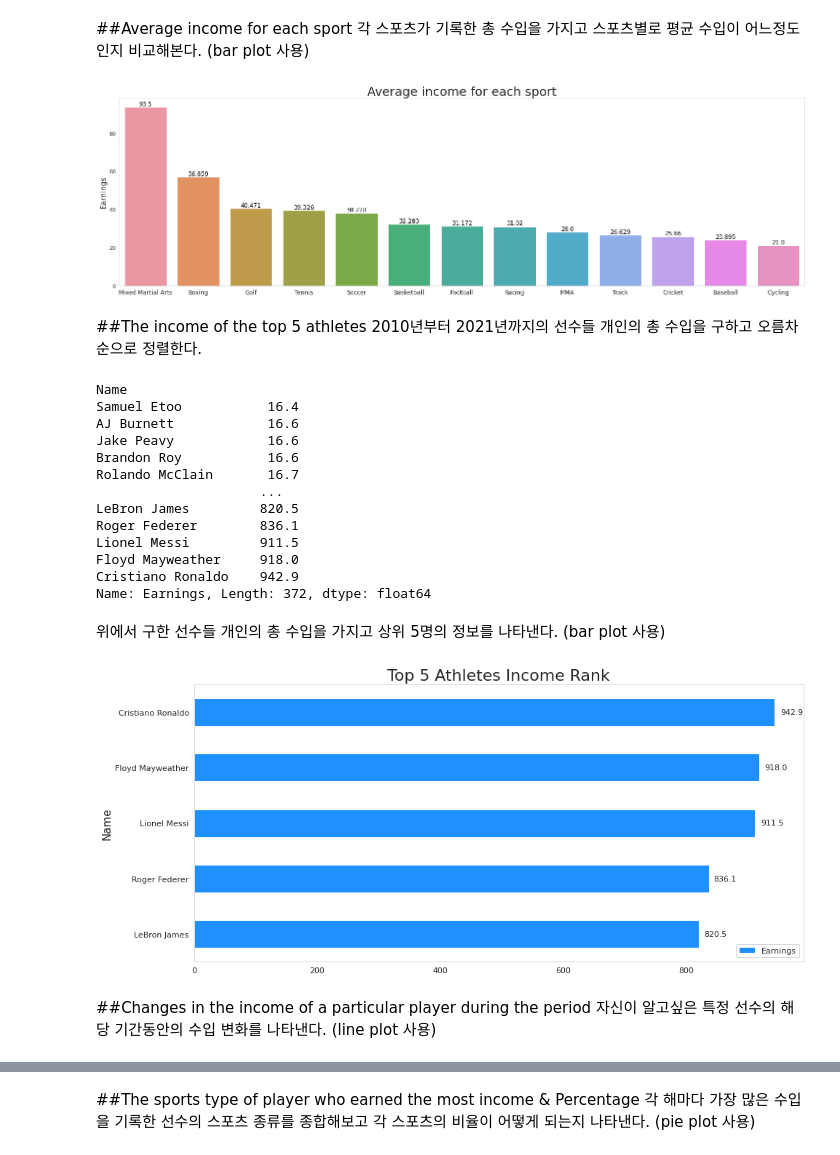
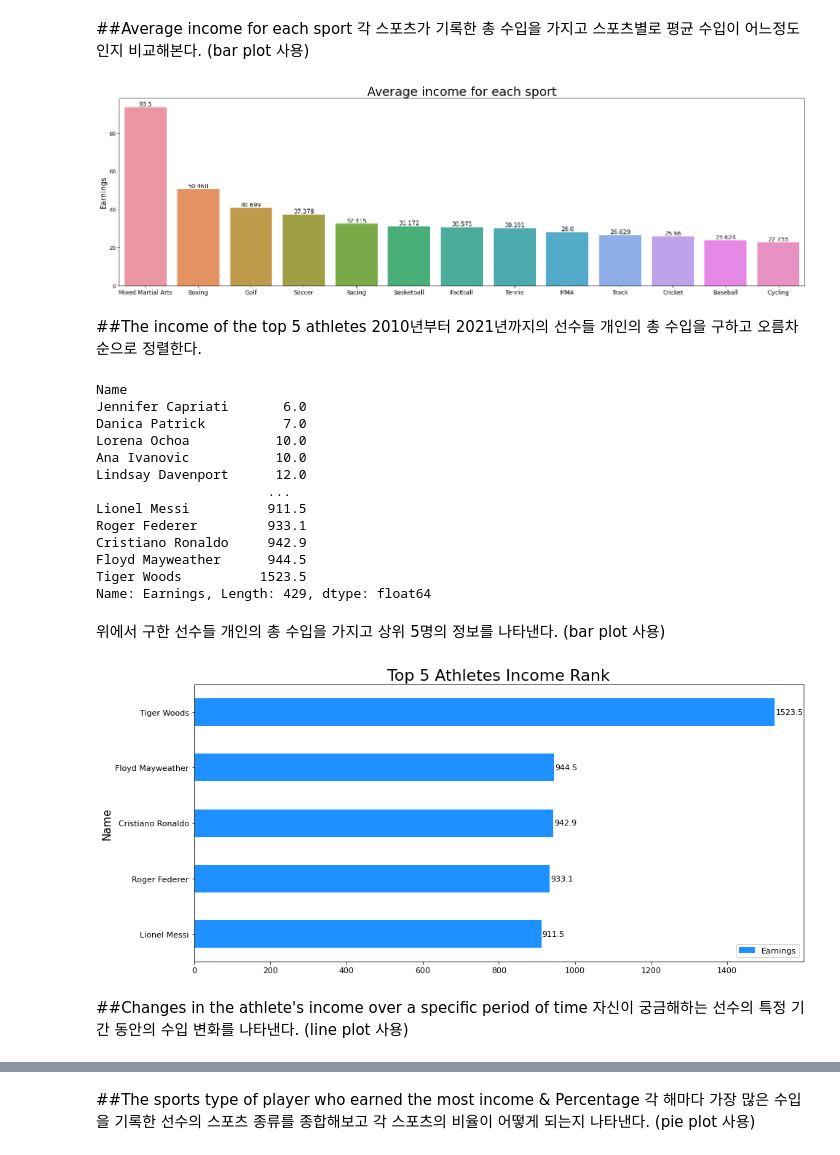
Before and after one commit to gjsin1105/DAP__, a Jupyter notebook: FinalProject.ipynb, the cells around one changed output, grey strips where cells are left out. Cells and saved outputs as stored; diff of their text form; code cells hidden in the pictures.

```diff
--- a/FinalProject.ipynb
+++ b/FinalProject.ipynb
@@ -16,7 +17,7 @@ import seaborn as sns
 ##Get the Data
 각 스포츠별로 선수들의 수입을 저장한 데이터를 가져온다.
 # %%
-df = pd.read_csv('athlete/forbesathletesv2.csv')
+df = pd.read_csv('athlete/athletesv.csv')
 df
 # %% [output]
 |  | Name | Earnings | Year | Sport |
@@ -96,7 +97,7 @@ sns.barplot(x=sport_kind, y=avgtotal)
 plt.grid(False)
 plt.show()
 # %% [output]
-[figure, old version]
+[figure, new version]
 # %% [markdown]
 ##The income of the top 5 athletes
 2010년부터 2021년까지의 선수들 개인의 총 수입을 구하고 오름차순으로 정렬한다.
@@ -105,35 +106,35 @@ athlete_total = df.groupby('Name')['Earnings'].sum().sort_values()
 athlete_total
 # %% [output]
 Name
-Samuel Etoo           16.4
-AJ Burnett            16.6
-Jake Peavy            16.6
-Brandon Roy           16.6
-Rolando McClain       16.7
-                     ...
-LeBron James         820.5
-Roger Federer        836.1
-Lionel Messi         911.5
-Floyd Mayweather     918.0
-Cristiano Ronaldo    942.9
-Name: Earnings, Length: 372, dtype: float64
+Jennifer Capriati       6.0
+Danica Patrick          7.0
+Lorena Ochoa           10.0
+Ana Ivanovic           10.0
+Lindsay Davenport      12.0
+                      ...
+Lionel Messi          911.5
+Roger Federer         933.1
+Cristiano Ronaldo     942.9
+Floyd Mayweather      944.5
+Tiger Woods          1523.5
+Name: Earnings, Length: 429, dtype: float64
 # %% [markdown]
 위에서 구한 선수들 개인의 총 수입을 가지고 상위 5명의 정보를 나타낸다.
 (bar plot 사용)
 # %%
 top = pd.DataFrame(athlete_total)
-topincome = top.iloc[367:372]
+topincome = top.iloc[424:430]
 plt.rc('font', size=11)
 plt.rc('axes', titlesize=22)
 plt.rc('axes', labelsize=15)
 ax = topincome.plot(kind='barh', figsize=(15, 7), title='Top 5 Athletes Income Rank', color='dodgerblue', grid=False)
 for p in ax.patches:
     x, y, width, height = p.get_bbox().bounds
-    ax.text(width*1.01, y+height/2, "%.1f"%(width), va='center')
+    ax.text(width*1.002, y+height/2, "%.1f"%(width), va='center')
 # %% [output]
-[figure, old version]
+[figure, new version]
 # %% [markdown]
-##Changes in the income of a particular player during the period
-자신이 알고싶은 특정 선수의 해당 기간동안의 수입 변화를 나타낸다.
+##Changes in the athlete's income over a specific period of time
+자신이 궁금해하는 선수의 특정 기간 동안의 수입 변화를 나타낸다.
 (line plot 사용)
 # %%
```
Also changed, not shown: parts of 12 cells of this notebook.
